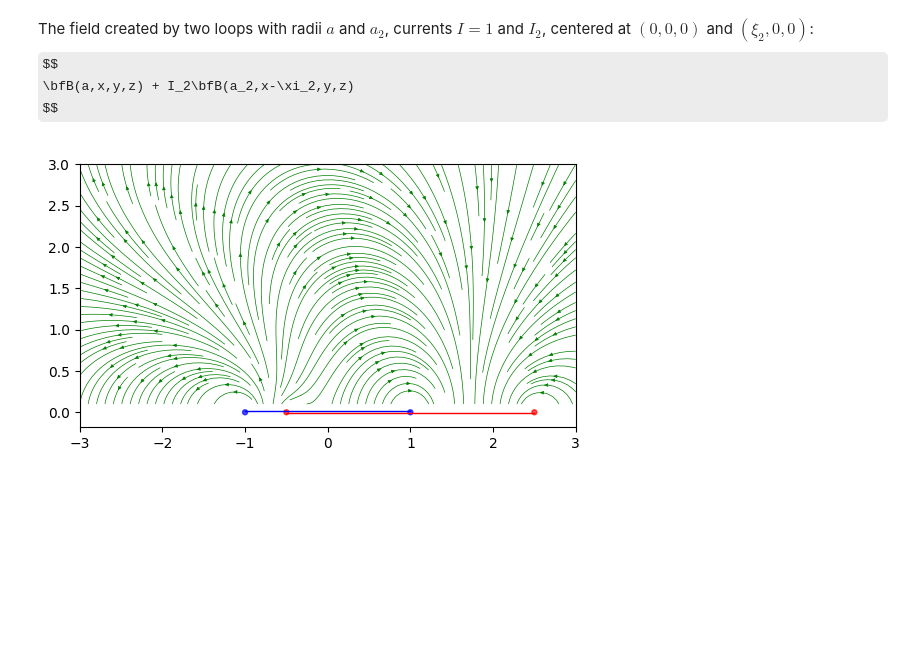
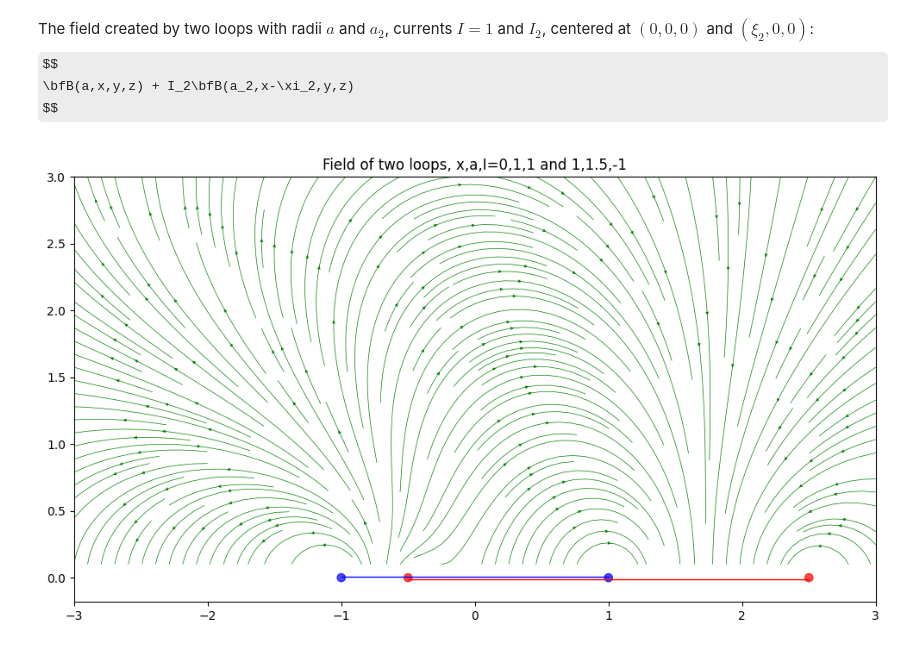
Before and after one commit to michael-isichenko/misc, a Jupyter notebook: loops.ipynb, the cells around one changed output. Drawn from its saved outputs; the diff is of its cells as text; code cells hidden in the pictures; some formulas as TeX source; blank space fills up the shorter version.

```diff
--- a/loops.ipynb
+++ b/loops.ipynb
@@ -139,11 +139,11 @@ xx, zz = np.linspace(xmin, xmax, 151), np.linspace(zmin, zmax, 151)
 xx_grid, zz_grid = np.meshgrid(xx, zz)
 
 B = loop_field(xx_grid, 0, zz_grid, 1)[0]
-# print(f'B: {B.shape}')
-if 1: # this is more like it
+if 1:
     mark_loop(ax, 0, 1, 'blue')
     ax.streamplot(xx_grid, zz_grid, B[0], B[2], density=2, color='g',
                     linewidth=0.5, cmap=plt.cm.viridis, arrowsize=0.5)
     ax.set_aspect('equal')
+    ax.set_title('Field of a round loop -- more like it')
     plt.show()
 # %% [output]
@@ -156,26 +156,27 @@ $$
 # %%
 from matplotlib.patches import Circle
 import matplotlib.lines as lines
 
 xmin, xmax = -3, 3
 zmin, zmax =  0.1, 3
 xx, zz = np.linspace(xmin, xmax, 150), np.linspace(zmin, zmax, 150)
 xx_grid, zz_grid = np.meshgrid(xx, zz)
 
 a1, a2 = 1, 1.5 # radii of loops
 I1, I2 = 1, -1  # currents, clockwise if negative
 x1, x2 = 0, 1   # loop x-centers
 B = I1*loop_field(xx_grid - x1, 0, zz_grid, a)[0] + \
     I2*loop_field(xx_grid - x2, 0, zz_grid, a2)[0]
 # print(B)
 if 1:
-    fig = plt.figure()
+    fig = plt.figure(figsize=(12,8))
     ax  = fig.add_subplot(1, 1, 1)
     mark_loop(ax, x1, a1, 'blue')
     mark_loop(ax, x2, a2, 'red')
     ax.streamplot(xx_grid, zz_grid, B[0], B[2], density=2, color='g',
-                    linewidth=0.5, cmap=plt.cm.viridis, arrowsize=0.5)
+                    linewidth=0.5, cmap=plt.cm.viridis, arrowsize=0.8)
     ax.set_aspect('equal')
+    ax.set_title(f'Field of two loops, x,a,I={x1},{a1},{I1} and {x2},{a2},{I2}')
     plt.show()
 # %% [output]
-[figure, old version]
+[figure, new version]
```
Also changed, not shown: parts of 2 cells of this notebook.
